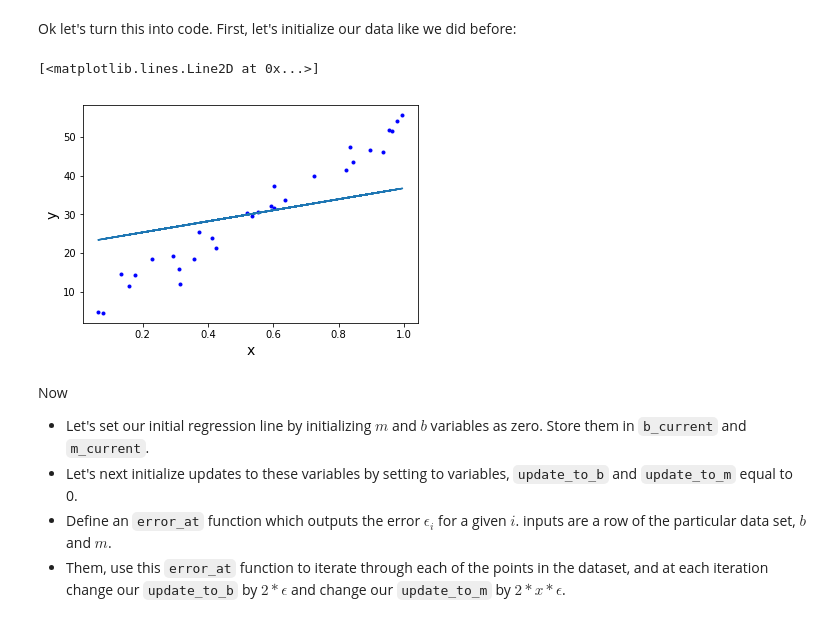
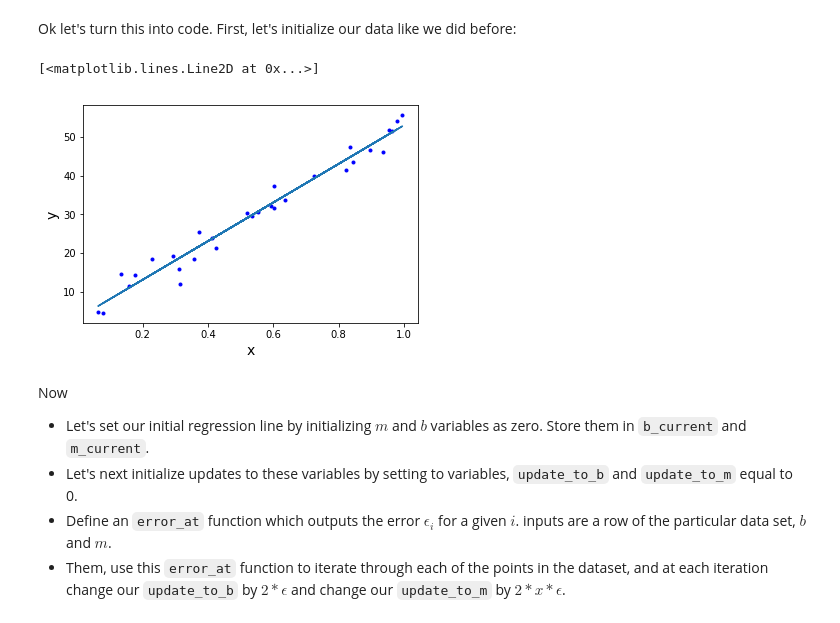
Before and after one commit to jdmitchell0216/dsc-2-14-16-applying-gradient-descent-lab-nyc-ds-career-012819, a Jupyter notebook: index.ipynb, the cells around one changed output. Saved outputs shown, nothing was run; the diff lists cells and outputs as text; code cells hidden in the pictures.

```diff
--- a/index.ipynb
+++ b/index.ipynb
@@ -36,24 +36,24 @@ Ok let's turn this into code.  First, let's initialize our data like we did befo
 # %%
 import numpy as np
 np.set_printoptions(formatter={'float_kind':'{:f}'.format})
 import matplotlib.pyplot as plt
 np.random.seed(225)
 
 x = np.random.rand(30, 1).reshape(30)
 y_randterm = np.random.normal(0,3,30)
 y = 3 + 50* x + y_randterm
 
 data = np.array([y, x])
 data = np.transpose(data)
 
 plt.plot(x, y, '.b')
 plt.xlabel("x", fontsize=14)
 plt.ylabel("y", fontsize=14);
 
-plt.plot(x, 14.27270252500162*x+22.492940541596372)
+plt.plot(x, 49.88163285905814*x+3.13959048600845)
 # %% [output]
 [<matplotlib.lines.Line2D at 0x...>]
-[figure, old version]
+[figure, new version]
 # %%
 3.13959048600845, 49.88163285905814
 # %% [markdown]
```
